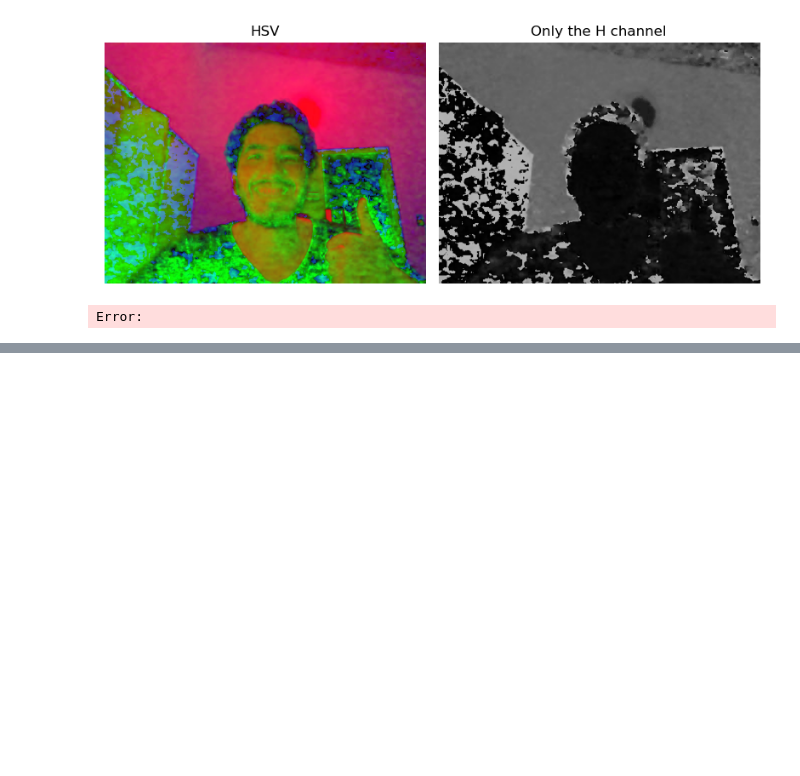
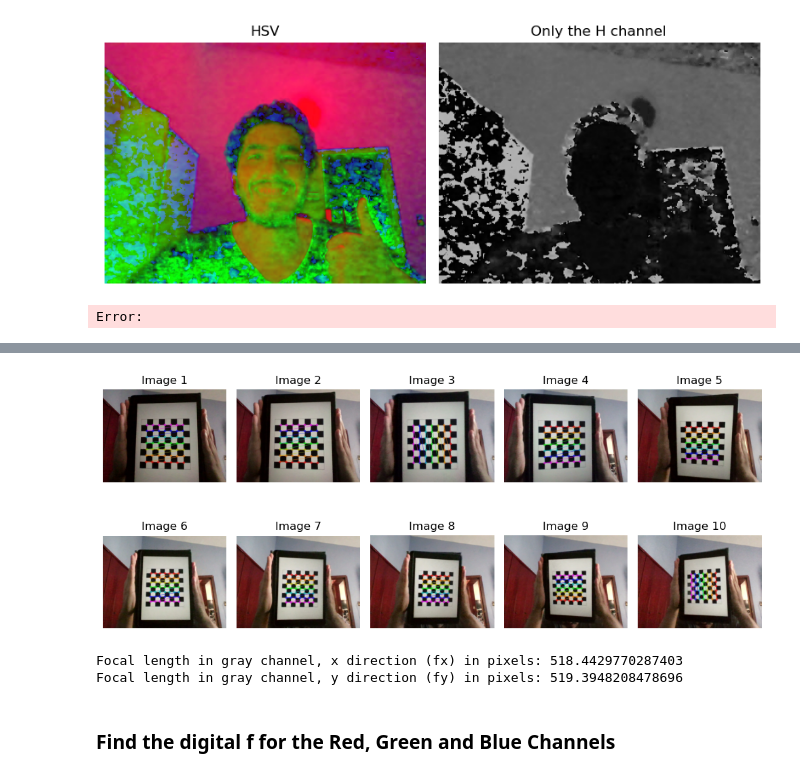
Before and after one commit to ComputerVisionTeam5/HW1, a Jupyter notebook: main.ipynb, the cells around one changed output, grey strips where cells are left out. Saved outputs shown, nothing was run; the diff lists cells and outputs as text; code cells hidden in the pictures; blank space fills up the shorter version.

```diff
--- a/main.ipynb
+++ b/main.ipynb
@@ -94,0 +134,22 @@ Error:
+# %%
+num_images = 10 # We need at least 10 to calibrate our camera
+delay = 0.5
+print(f"Taking picture in {countdown} seconds...")
+time.sleep(countdown)
+cal_images = list()
+
+cap = cv.VideoCapture(0)
+for i in range(num_images):
+    ret, frame = cap.read()
+    if ret:
+        img_path = "images/" + f'calibration_{i+1}.jpg'
+        cv.imwrite(img_path, frame)
+        cal_images.append(frame)
+        print(f"Image {i+1} saved at {img_path}")
+    else:
+        print(f"Error: Could not capture image {i+1}")
+
+    # Wait before taking the next image
+    time.sleep(delay)
+
+cap.release()
@@ -94,0 +215,8 @@ Error:
+# %%
+get_focal("gray", print_c=True)
+# %% [output]
+[figure, added]
+Focal length in gray channel, x direction (fx) in pixels: 518.4429770287403
+Focal length in gray channel, y direction (fy) in pixels: 519.3948208478696
+# %% [markdown]
+### Find the digital f for the Red, Green and Blue Channels
```
Also changed, not shown: parts of 9 cells of this notebook, 41 other files.
